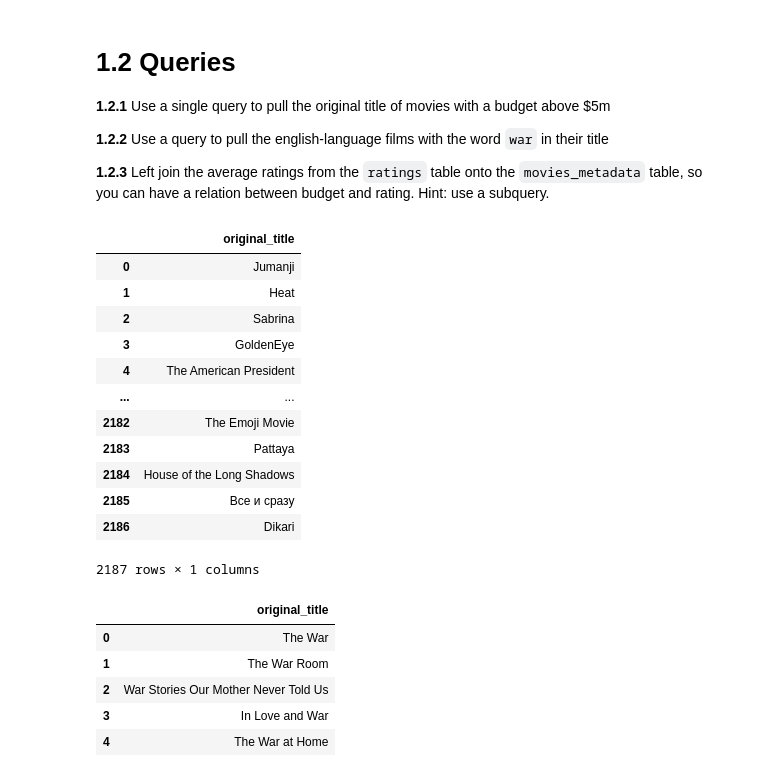
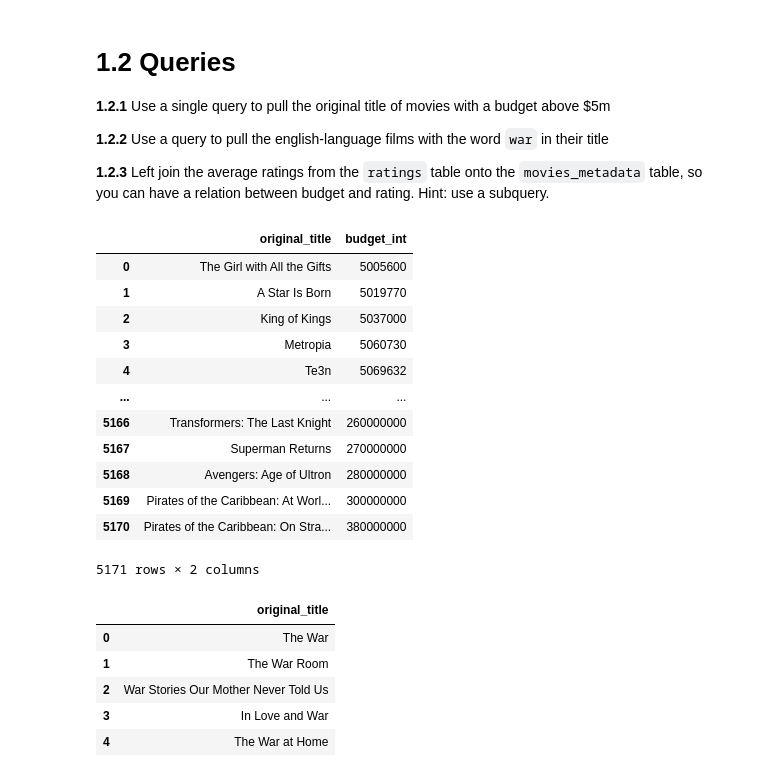
Before and after one commit to cb-ds-1/4-1-sql, a Jupyter notebook: workshop.ipynb, the cells around one changed output. Saved outputs shown, nothing was run; the diff lists cells and outputs as text; code cells hidden in the pictures.

```diff
--- a/workshop.ipynb
+++ b/workshop.ipynb
@@ -45,26 +45,27 @@ pd.read_sql("SELECT name FROM sqlite_master WHERE type='table'", con=conn)
 # %%
 # 1.2.1 Use a single query to pull the original title of movies with a budget above $5m
 
 pd.read_sql(
     """
-SELECT original_title
+SELECT original_title, CAST(budget as INT) as budget_int
 FROM movies_metadata
-WHERE budget > 5000000
+WHERE budget_int > 5000000
+ORDER BY budget_int
 """, con=conn)
 # %% [output]
-|  | original_title |
-| 0 | Jumanji |
-| 1 | Heat |
-| 2 | Sabrina |
-| 3 | GoldenEye |
-| 4 | The American President |
-| ... | ... |
-| 2182 | The Emoji Movie |
-| 2183 | Pattaya |
-| 2184 | House of the Long Shadows |
-| 2185 | Все и сразу |
-| 2186 | Dikari |
+|  | original_title | budget_int |
+| 0 | The Girl with All the Gifts | 5005600 |
+| 1 | A Star Is Born | 5019770 |
+| 2 | King of Kings | 5037000 |
+| 3 | Metropia | 5060730 |
+| 4 | Te3n | 5069632 |
+| ... | ... | ... |
+| 5166 | Transformers: The Last Knight | 260000000 |
+| 5167 | Superman Returns | 270000000 |
+| 5168 | Avengers: Age of Ultron | 280000000 |
+| 5169 | Pirates of the Caribbean: At Worl... | 300000000 |
+| 5170 | Pirates of the Caribbean: On Stra... | 380000000 |
-2187 rows × 1 columns
+5171 rows × 2 columns
 # %%
 # 1.2.2 Use a query to pull the english-language films with the word war in their title
 
```
